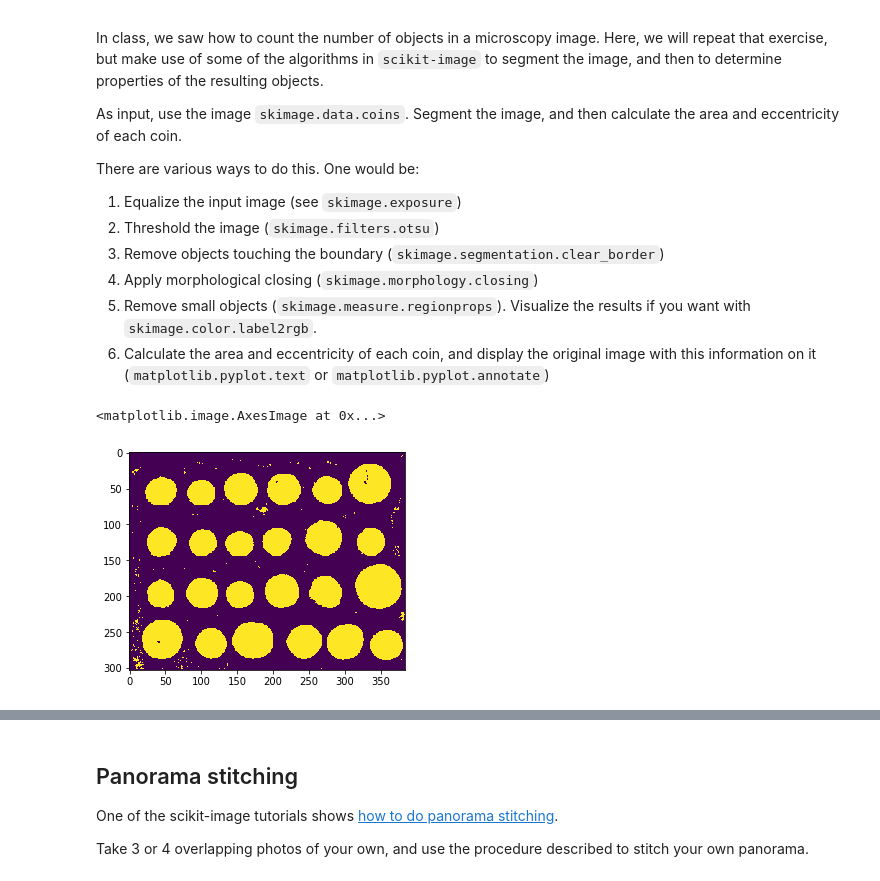
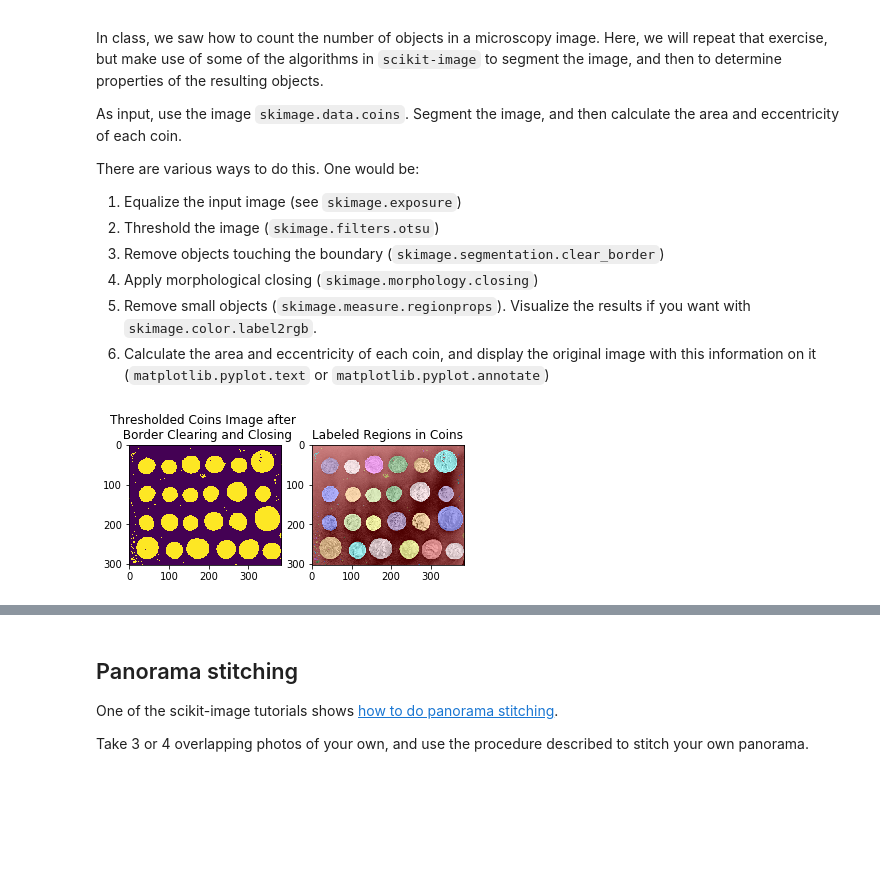
Before and after one commit to hayleybounds/bounds_ay250_homework, a Jupyter notebook: hw_7/hw_7.ipynb, the cells around one changed output, grey strips where cells are left out. Cells and saved outputs as stored; diff of their text form; code cells hidden in the pictures; blank space fills up the shorter version.

```diff
--- a/hw_7/hw_7.ipynb
+++ b/hw_7/hw_7.ipynb
@@ -36,10 +33,22 @@ eq = equalize_hist(coins())
-# %%
-adapt_thresh = threshold_local(eq, 105)
-thresholded = eq>adapt_thresh
-cleared = clear_border(thresholded)
-closed = closing(cleared)
-plt.imshow(closed)
-# %% [output]
-<matplotlib.image.AxesImage at 0x...>
-[figure, removed]
+# %%
+#equalize histogram to assist with thresholding
+eq = equalize_hist(coins())
+#adaptive thresholding provides the best results when I checked
+adapt_thresh = threshold_local(eq, 105)
+thresholded = eq>adapt_thresh
+#clear border objects and close them
+cleared = clear_border(thresholded)
+closed = closing(cleared)
+plt.subplot(1,2,1)
+plt.imshow(closed)
+plt.title("Thresholded Coins Image after \n Border Clearing and Closing");
+plt.subplot(1,2,2)
+#label continuous regions in the image
+label_image = label(closed)
+#visualize this
+image_label_overlay = label2rgb(label_image, image=eq)
+plt.imshow(image_label_overlay)
+plt.title("Labeled Regions in Coins");
+# %% [output]
+[figure, added]
 # %%
```
Also changed, not shown: parts of 52 cells of this notebook, 1 other file.
